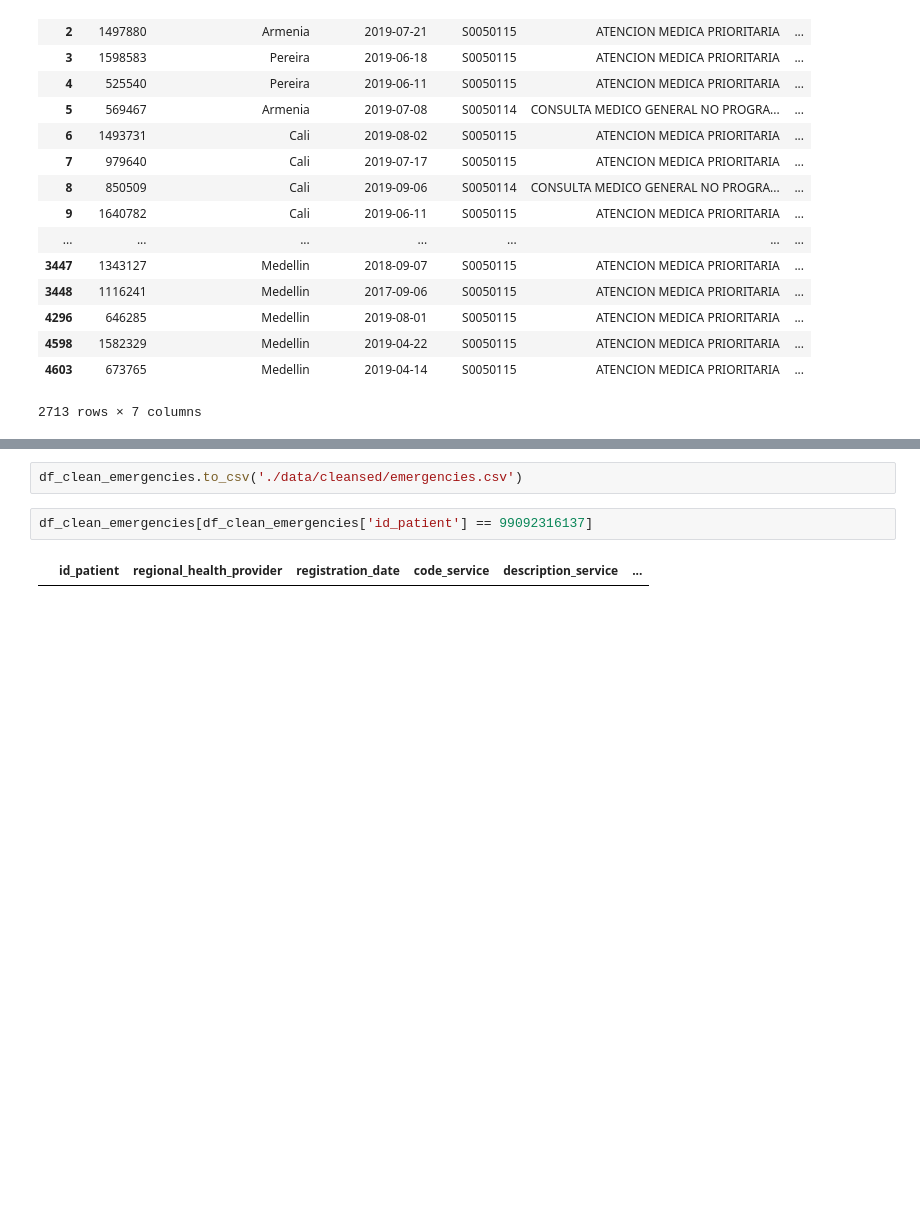
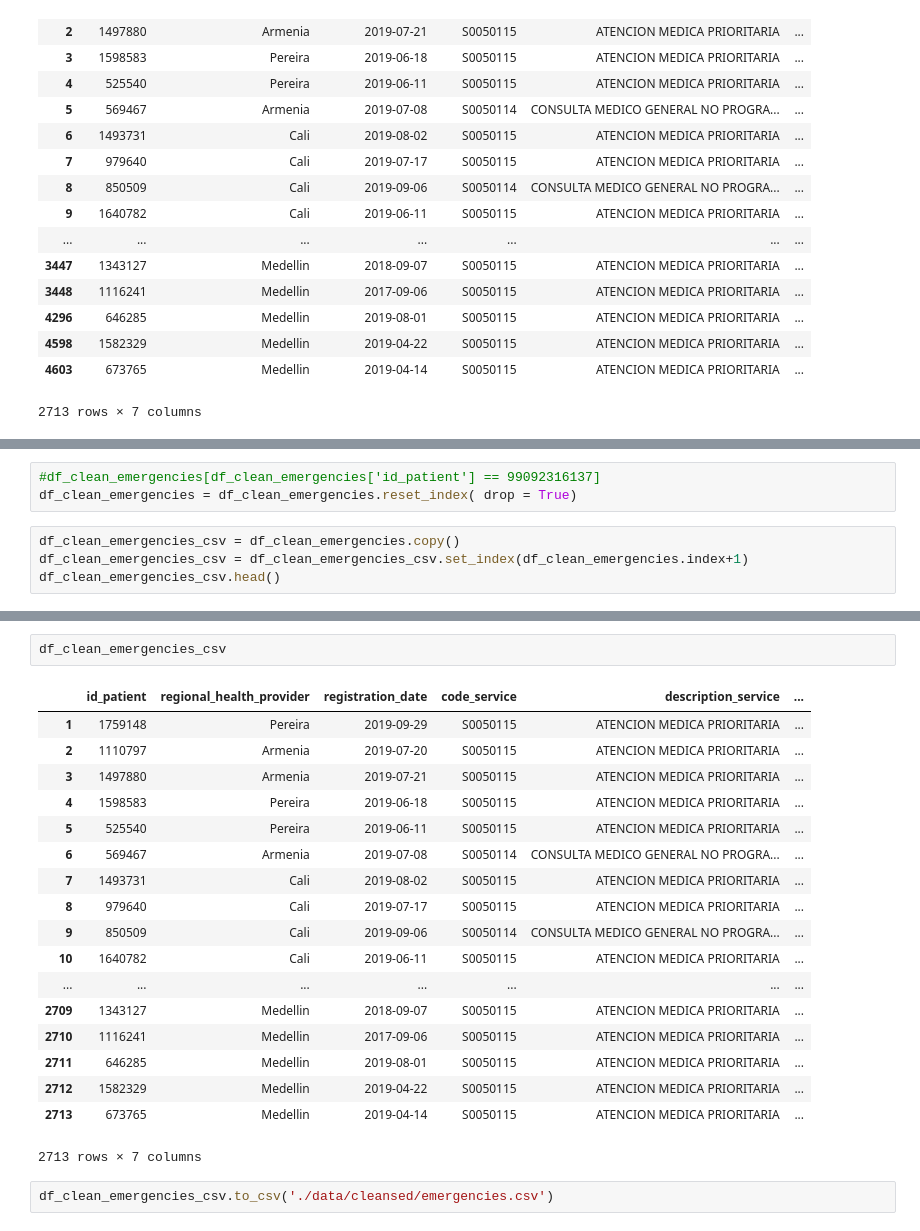
Before and after one commit to DS4A-T22/exploratory_data_analysis, a Jupyter notebook: EDA-Emergency.ipynb, the cells around one changed output, grey strips where cells are left out. Cells and saved outputs as stored; diff of their text form; blank space fills up the shorter version.

```diff
--- a/EDA-Emergency.ipynb
+++ b/EDA-Emergency.ipynb
@@ -279,0 +302,7 @@ df_clean_emergencies
+# %%
+#df_clean_emergencies[df_clean_emergencies['id_patient'] == 99092316137]
+df_clean_emergencies = df_clean_emergencies.reset_index( drop = True)
+# %%
+df_clean_emergencies_csv = df_clean_emergencies.copy()
+df_clean_emergencies_csv = df_clean_emergencies_csv.set_index(df_clean_emergencies.index+1)
+df_clean_emergencies_csv.head()
@@ -280,6 +316,23 @@ df_clean_emergencies
+# %%
+df_clean_emergencies_csv
+# %% [output]
+|  | id_patient | regional_health_provider | registration_date | code_service | description_service | ... |
+| 1 | 1759148 | Pereira | 2019-09-29 | S0050115 | ATENCION MEDICA PRIORITARIA | ... |
+| 2 | 1110797 | Armenia | 2019-07-20 | S0050115 | ATENCION MEDICA PRIORITARIA | ... |
+| 3 | 1497880 | Armenia | 2019-07-21 | S0050115 | ATENCION MEDICA PRIORITARIA | ... |
+| 4 | 1598583 | Pereira | 2019-06-18 | S0050115 | ATENCION MEDICA PRIORITARIA | ... |
+| 5 | 525540 | Pereira | 2019-06-11 | S0050115 | ATENCION MEDICA PRIORITARIA | ... |
+| 6 | 569467 | Armenia | 2019-07-08 | S0050114 | CONSULTA MEDICO GENERAL NO PROGRA... | ... |
+| 7 | 1493731 | Cali | 2019-08-02 | S0050115 | ATENCION MEDICA PRIORITARIA | ... |
+| 8 | 979640 | Cali | 2019-07-17 | S0050115 | ATENCION MEDICA PRIORITARIA | ... |
+| 9 | 850509 | Cali | 2019-09-06 | S0050114 | CONSULTA MEDICO GENERAL NO PROGRA... | ... |
+| 10 | 1640782 | Cali | 2019-06-11 | S0050115 | ATENCION MEDICA PRIORITARIA | ... |
+| ... | ... | ... | ... | ... | ... | ... |
+| 2709 | 1343127 | Medellin | 2018-09-07 | S0050115 | ATENCION MEDICA PRIORITARIA | ... |
+| 2710 | 1116241 | Medellin | 2017-09-06 | S0050115 | ATENCION MEDICA PRIORITARIA | ... |
+| 2711 | 646285 | Medellin | 2019-08-01 | S0050115 | ATENCION MEDICA PRIORITARIA | ... |
+| 2712 | 1582329 | Medellin | 2019-04-22 | S0050115 | ATENCION MEDICA PRIORITARIA | ... |
+| 2713 | 673765 | Medellin | 2019-04-14 | S0050115 | ATENCION MEDICA PRIORITARIA | ... |
+2713 rows × 7 columns
 # %%
-df_clean_emergencies.to_csv('./data/cleansed/emergencies.csv')
+df_clean_emergencies_csv.to_csv('./data/cleansed/emergencies.csv')
-# %%
-df_clean_emergencies[df_clean_emergencies['id_patient'] == 99092316137]
-# %% [output]
-|  | id_patient | regional_health_provider | registration_date | code_service | description_service | ... |
```
Also changed, not shown: parts of 2 cells of this notebook, 2 other files.
